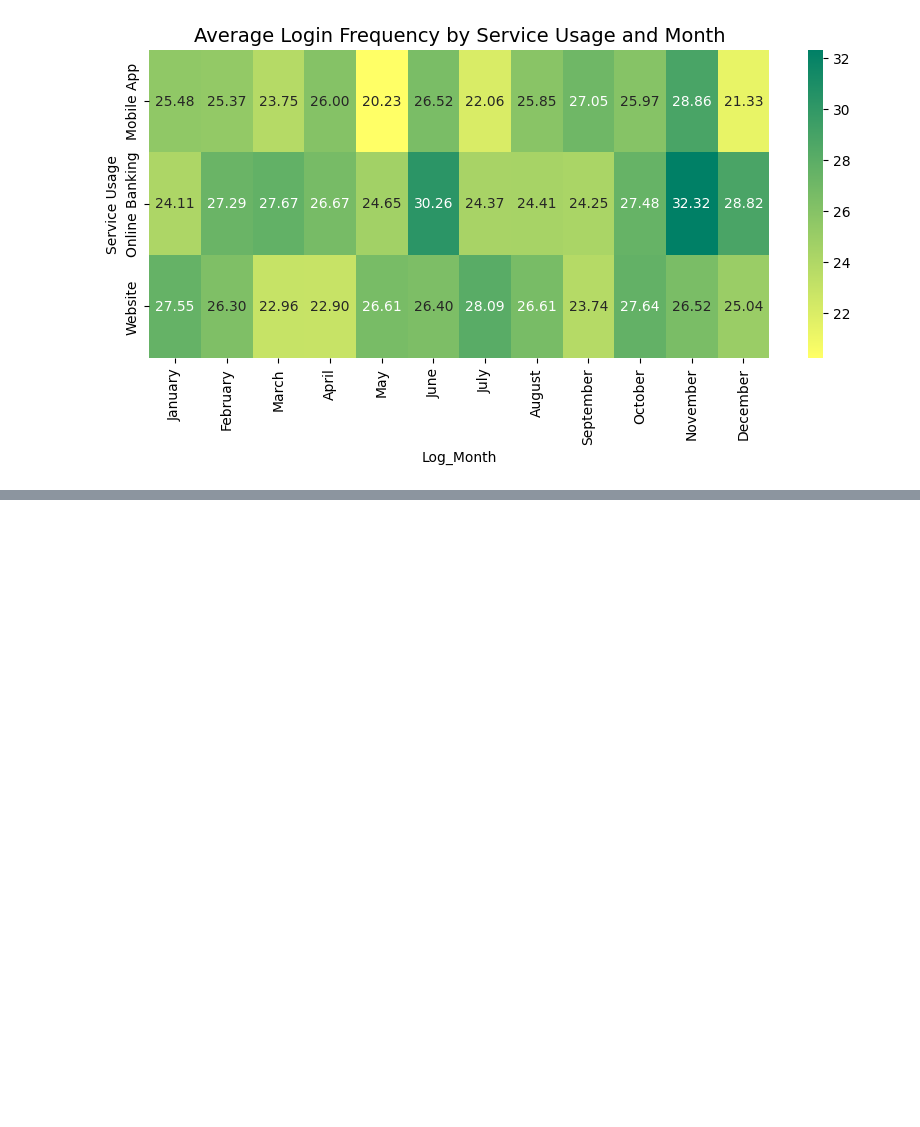
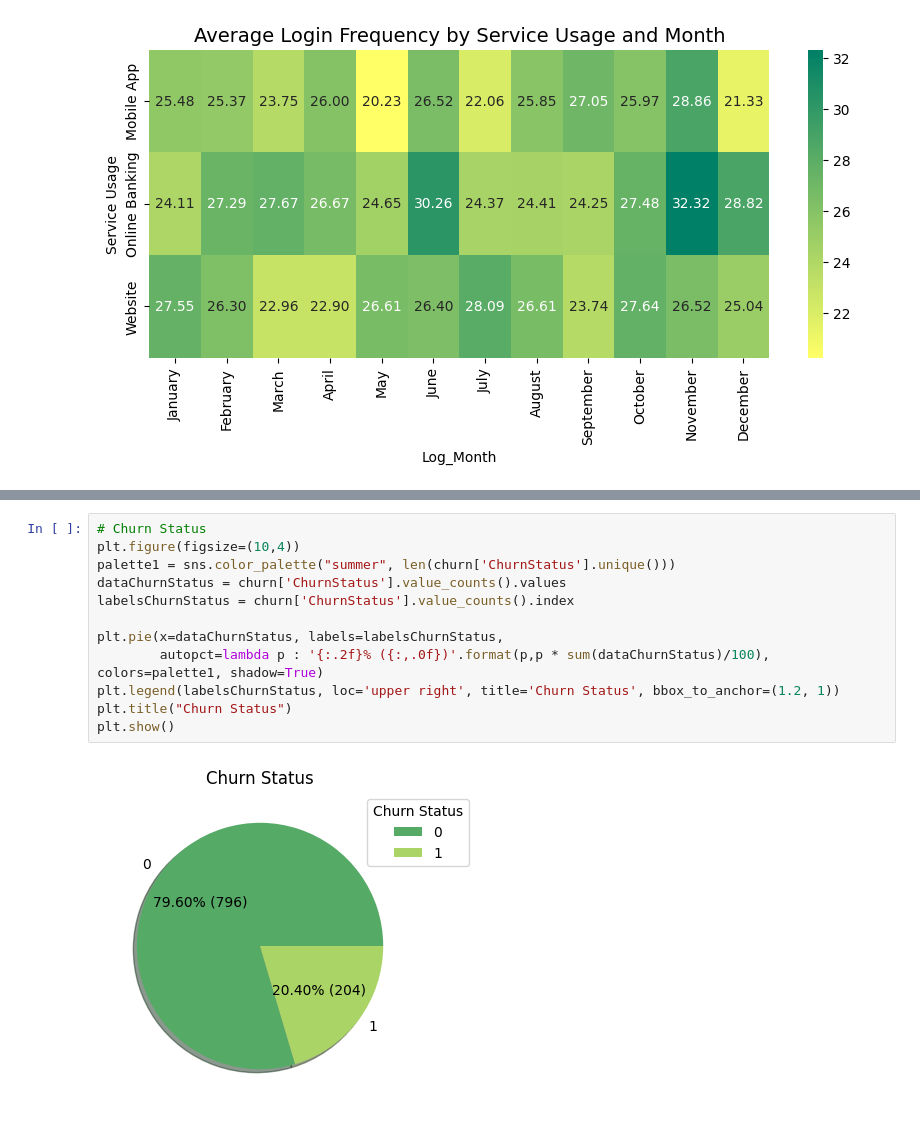
Before and after one commit to Akshay-Paunikar/Forage_Virtual_Internship_Program, a Jupyter notebook: LLYODS_BANKING_GROUP/01_Task_1_Data_gathering_and_exploratory_analysis/Task_1_Data_gathering_and_exploratory_analysis.ipynb, the cells around one changed output, grey strips where cells are left out. Cells and saved outputs as stored; diff of their text form; blank space fills up the shorter version.

Commit message:
LLOYDS - Task 1 - churn data: churn status

```diff
--- a/LLYODS_BANKING_GROUP/01_Task_1_Data_gathering_and_exploratory_analysis/Task_1_Data_gathering_and_exploratory_analysis.ipynb
+++ b/LLYODS_BANKING_GROUP/01_Task_1_Data_gathering_and_exploratory_analysis/Task_1_Data_gathering_and_exploratory_analysis.ipynb
@@ -1004,0 +1016,14 @@ plt.show()
+# %%
+# Churn Status
+plt.figure(figsize=(10,4))
+palette1 = sns.color_palette("summer", len(churn['ChurnStatus'].unique()))
+dataChurnStatus = churn['ChurnStatus'].value_counts().values
+labelsChurnStatus = churn['ChurnStatus'].value_counts().index
+
+plt.pie(x=dataChurnStatus, labels=labelsChurnStatus,
+        autopct=lambda p : '{:.2f}% ({:,.0f})'.format(p,p * sum(dataChurnStatus)/100), colors=palette1, shadow=True)
+plt.legend(labelsChurnStatus, loc='upper right', title='Churn Status', bbox_to_anchor=(1.2, 1))
+plt.title("Churn Status")
+plt.show()
+# %% [output]
+[figure, added]
```
Also changed, not shown: parts of 2 cells of this notebook.
